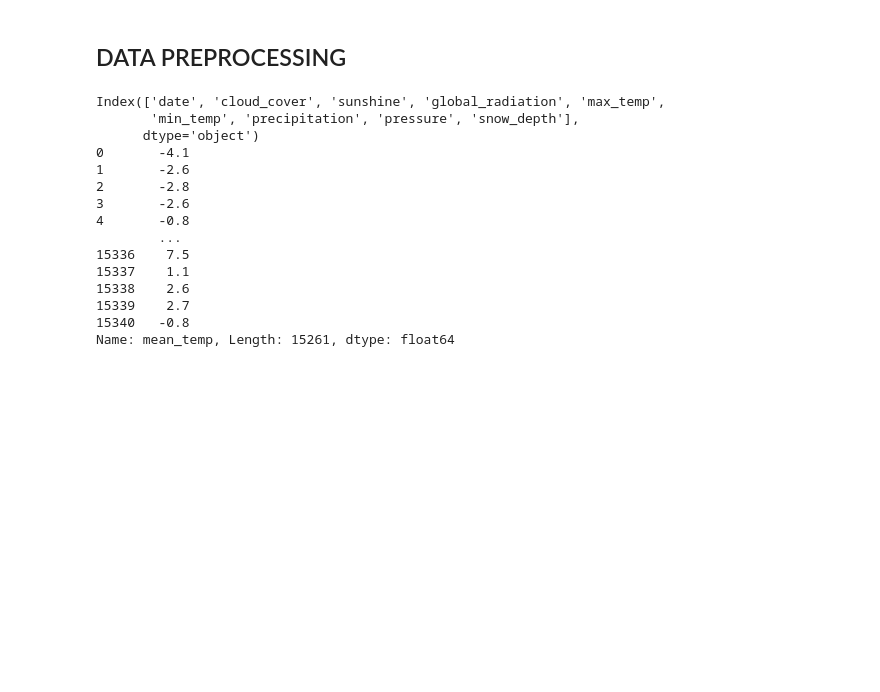
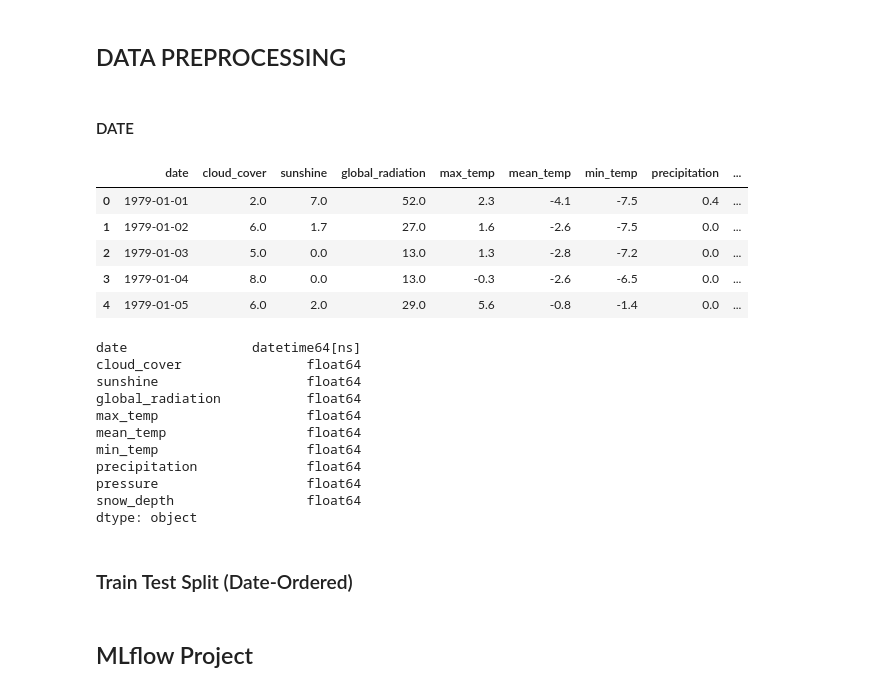
Before and after one commit to EnricPH/MLflow_Project, a Jupyter notebook: notebook.ipynb, the cells around one changed output. Saved outputs shown, nothing was run; the diff lists cells and outputs as text; code cells hidden in the pictures; blank space fills up the shorter version.

Commit message:
Date data split + mlflow project creation

```diff
--- a/notebook.ipynb
+++ b/notebook.ipynb
@@ -84,27 +72,49 @@ sns.pairplot(data=weather.drop('date', axis=1))
 [figure]
 # %% [markdown]
 ## DATA PREPROCESSING
+# %% [markdown]
+#### DATE
+# %%
+weather['date']=pd.to_datetime(weather['date'], format='%Y%m%d')
+weather.sort_values(by='date', inplace=True)
+display(weather.head())
+# %% [output]
+|  | date | cloud_cover | sunshine | global_radiation | max_temp | mean_temp | min_temp | precipitation | ... |
+| 0 | 1979-01-01 | 2.0 | 7.0 | 52.0 | 2.3 | -4.1 | -7.5 | 0.4 | ... |
+| 1 | 1979-01-02 | 6.0 | 1.7 | 27.0 | 1.6 | -2.6 | -7.5 | 0.0 | ... |
+| 2 | 1979-01-03 | 5.0 | 0.0 | 13.0 | 1.3 | -2.8 | -7.2 | 0.0 | ... |
+| 3 | 1979-01-04 | 8.0 | 0.0 | 13.0 | -0.3 | -2.6 | -6.5 | 0.0 | ... |
+| 4 | 1979-01-05 | 6.0 | 2.0 | 29.0 | 5.6 | -0.8 | -1.4 | 0.0 | ... |
+date                datetime64[ns]
+cloud_cover                float64
+sunshine                   float64
+global_radiation           float64
+max_temp                   float64
+mean_temp                  float64
+min_temp                   float64
+precipitation              float64
+pressure                   float64
+snow_depth                 float64
+dtype: object
+# %% [markdown]
+
+### Train Test Split (Date-Ordered)
 # %%
+#We don't want to split the data randomly, we're going to do a time-based split to see if the model predicts well most recent values in date.
 target = 'mean_temp'
 X = weather.drop(target, axis=1)
 y = weather[target]
 
-scaler = StandardScaler()
+#EXTRACTING TIME FEATURES
+X['year'] = X['date'].dt.year
+X['month'] = X['date'].dt.month
+X['day'] = X['date'].dt.day
+X['day_of_week'] = X['date'].dt.dayofweek
 
-X_scaled = scaler.fit_transform(X)
+#No random_state since we want a date-ordered split
+X_train, X_test, y_train, y_test = train_test_split(X, y, test_size=0.2, shuffle=False)
+
+X_train = X_train.drop(columns='date')
+X_test = X_test.drop(columns='date')
-# %% [output]
-Index(['date', 'cloud_cover', 'sunshine', 'global_radiation', 'max_temp',
-       'min_temp', 'precipitation', 'pressure', 'snow_depth'],
-      dtype='object')
-0       -4.1
-1       -2.6
-2       -2.8
-3       -2.6
-4       -0.8
-        ...
-15336    7.5
-15337    1.1
-15338    2.6
-15339    2.7
-15340   -0.8
-Name: mean_temp, Length: 15261, dtype: float64
+# %% [markdown]
+## MLflow Project
```
Also changed, not shown: parts of 3 cells of this notebook, 2 other files.
